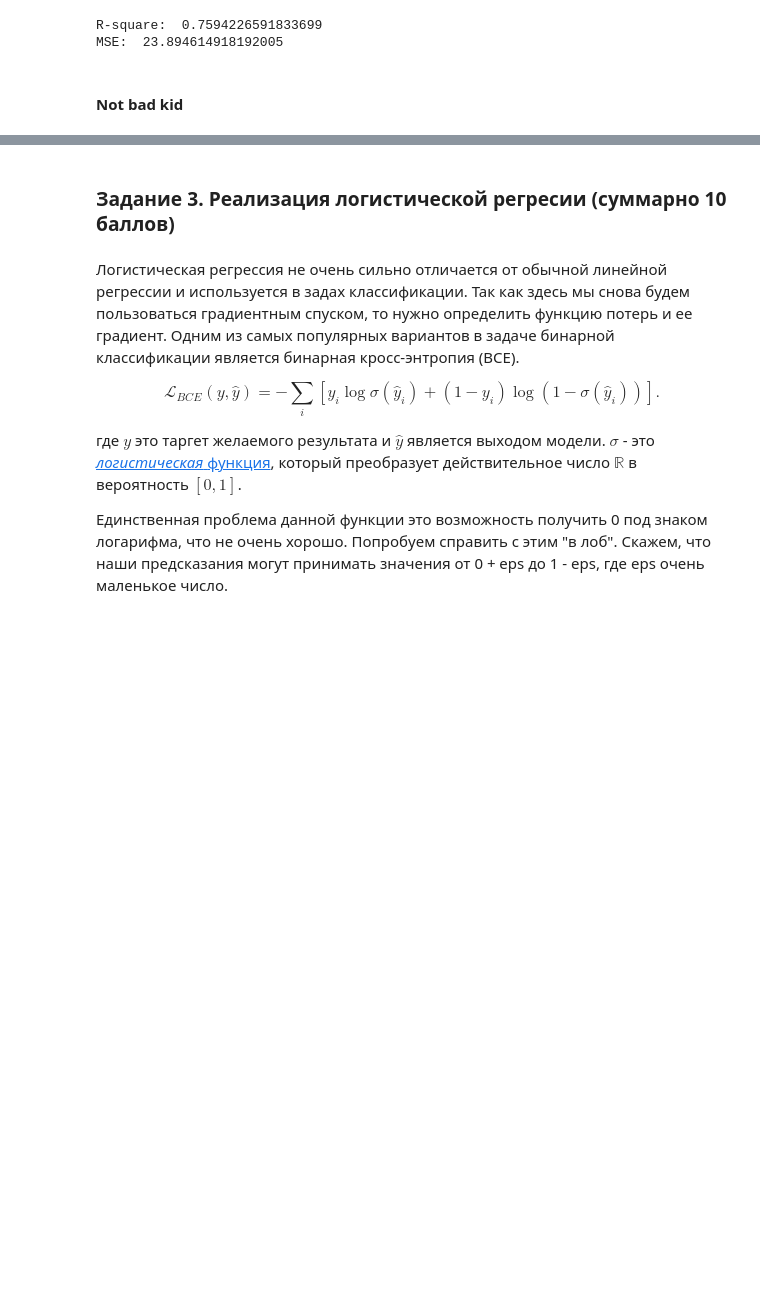
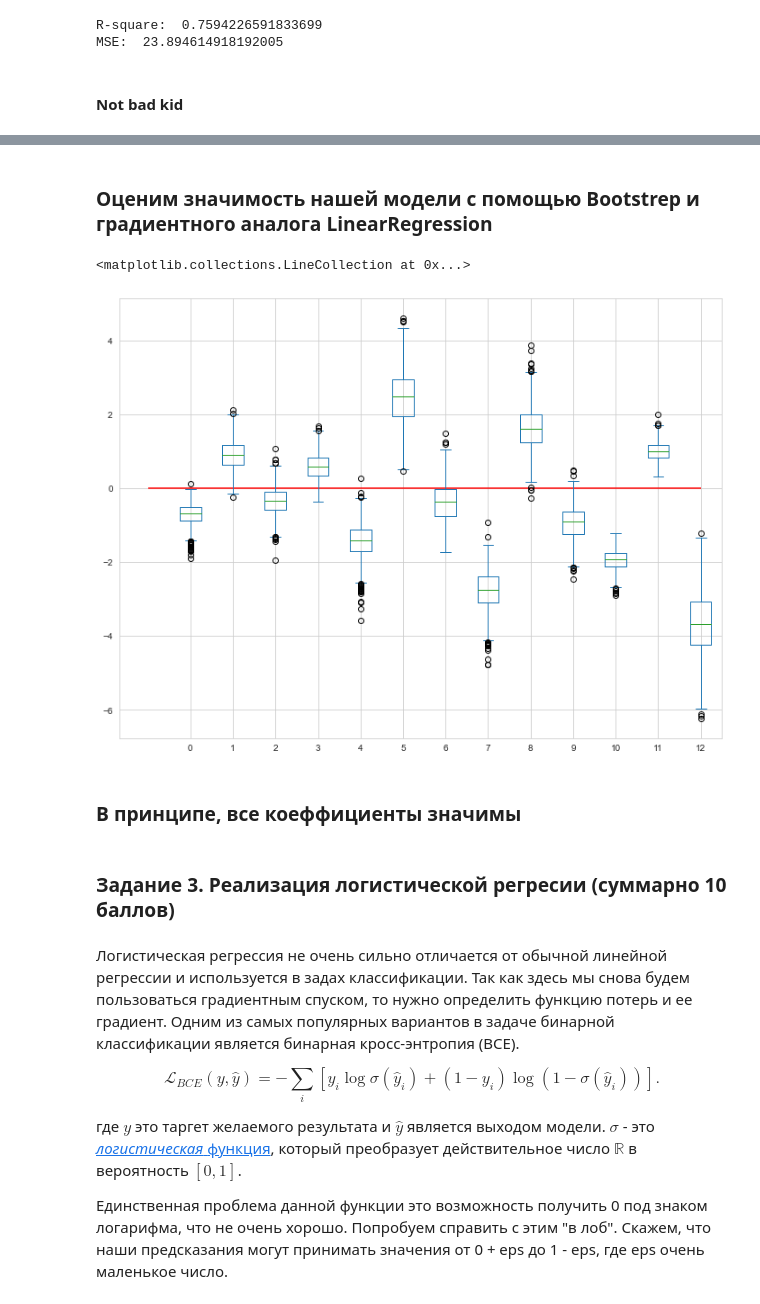
Before and after one commit to immbiochem/BI_ML_2021, a Jupyter notebook: regression_gradient_descent/code_folder/Linear_models.ipynb, the cells around one changed output, grey strips where cells are left out. Drawn from its saved outputs; the diff is of its cells as text; code cells hidden in the pictures; blank space fills up the shorter version.

```diff
--- a/regression_gradient_descent/code_folder/Linear_models.ipynb
+++ b/regression_gradient_descent/code_folder/Linear_models.ipynb
@@ -613,3 +566,33 @@ MSE:  23.894614918192005
+# %% [markdown]
+### Оценим значимость нашей модели с помощью Bootstrep и градиентного аналога LinearRegression
+# %%
+from sklearn.utils import resample
+from sklearn.linear_model import SGDRegressor
+
+n_bootstraps = 1000
+bootstrap_X = []
+bootstrap_y = []
+
+for _ in range(n_bootstraps):
+    sample_X, sample_y = resample(X_train, y_train)
+    bootstrap_X.append(sample_X)
+    bootstrap_y.append(sample_y)
+# %%
+linear_regression_model = SGDRegressor(tol=.0001, eta0=.01)
+coeffs = []
+
+for i, data in enumerate(bootstrap_X):
+    linear_regression_model.fit(data, bootstrap_y[i])
+    coeffs.append(linear_regression_model.coef_)
+# %%
+coef_df = pd.DataFrame(coeffs, columns=df.columns)
+axes = coef_df.plot(kind='box')
+axes.hlines(0, 0, 13, color = 'r')
+# %% [output]
+<matplotlib.collections.LineCollection at 0x...>
+[figure, added]
+# %% [markdown]
+### В принципе, все коеффициенты значимы
 # %% [markdown]
 ### Задание 3. Реализация логистической регресии (суммарно 10 баллов)
 # %% [markdown]
```
Also changed, not shown: parts of 18 cells of this notebook.
